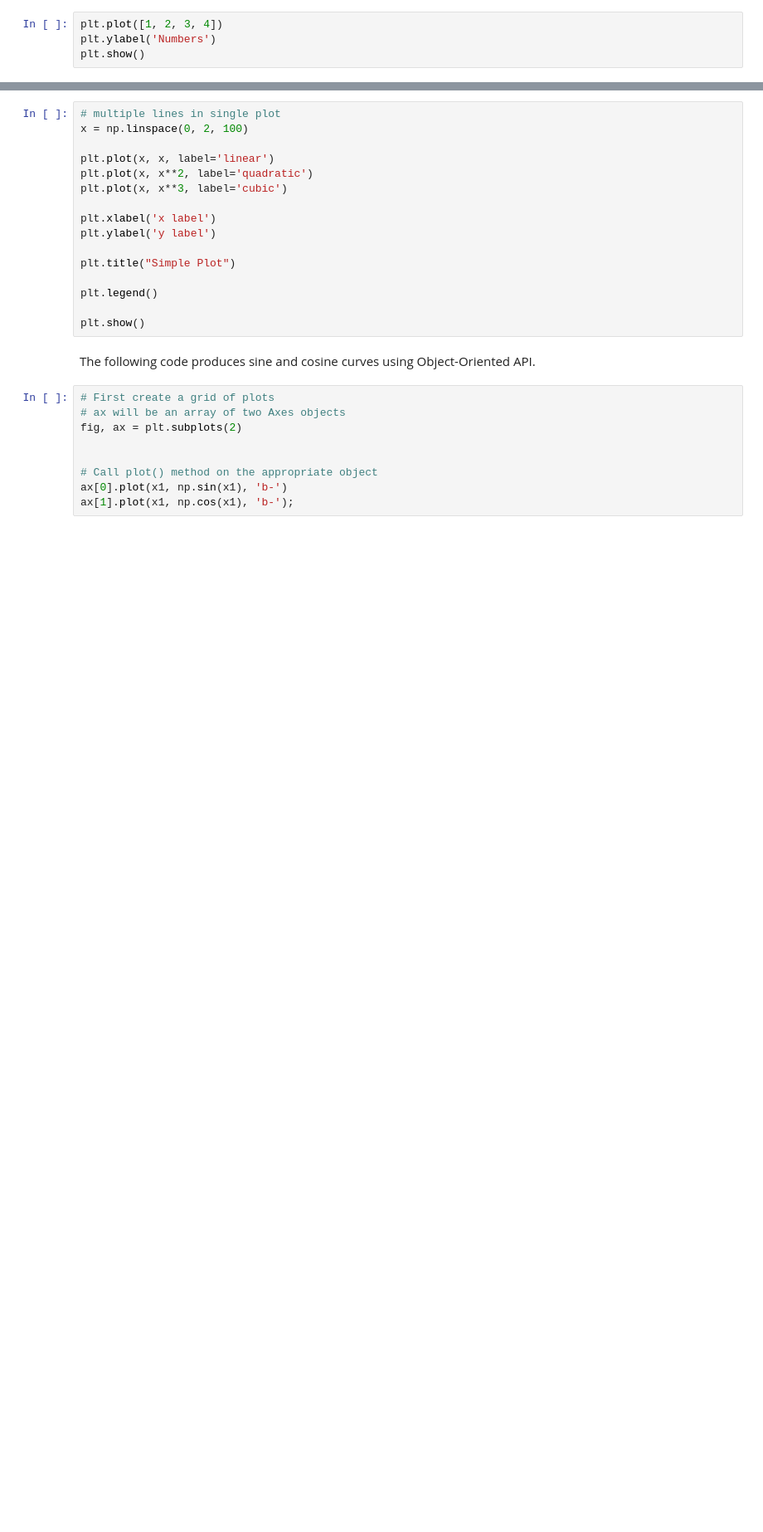
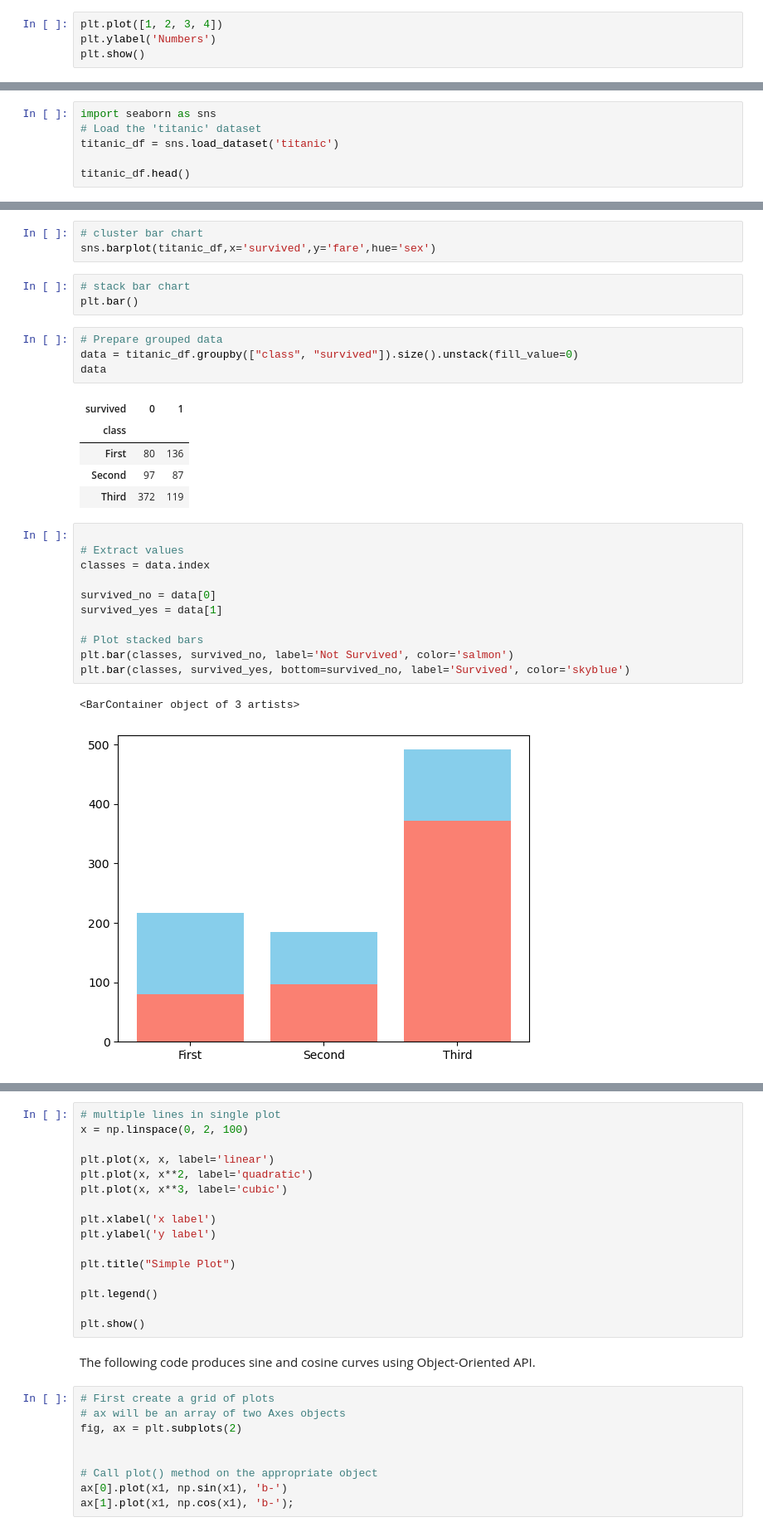
Before and after one commit to shahil04/ds_materials, a Jupyter notebook: 5.0_python_6.libraries/python_libraries/3_matplot_seaborn/matplotlib-tutorial-for-beginners.ipynb, the cells around one changed output, grey strips where cells are left out. Shown: that part at 83% size. Drawn from its saved outputs; the diff is of its cells as text; blank space fills up the shorter version.

```diff
--- a/5.0_python_6.libraries/python_libraries/3_matplot_seaborn/matplotlib-tutorial-for-beginners.ipynb
+++ b/5.0_python_6.libraries/python_libraries/3_matplot_seaborn/matplotlib-tutorial-for-beginners.ipynb
@@ -312,0 +385,6 @@ plt.show()
+# %%
+import seaborn as sns
+# Load the 'titanic' dataset
+titanic_df = sns.load_dataset('titanic')
+
+titanic_df.head()
@@ -312,0 +412,30 @@ plt.show()
+# %%
+# cluster bar chart
+sns.barplot(titanic_df,x='survived',y='fare',hue='sex')
+# %%
+# stack bar chart
+plt.bar()
+# %%
+# Prepare grouped data
+data = titanic_df.groupby(["class", "survived"]).size().unstack(fill_value=0)
+data
+# %% [output]
+| survived | 0 | 1 |
+| class |  |  |
+| First | 80 | 136 |
+| Second | 97 | 87 |
+| Third | 372 | 119 |
+# %%
+
+# Extract values
+classes = data.index
+
+survived_no = data[0]
+survived_yes = data[1]
+
+# Plot stacked bars
+plt.bar(classes, survived_no, label='Not Survived', color='salmon')
+plt.bar(classes, survived_yes, bottom=survived_no, label='Survived', color='skyblue')
+# %% [output]
+<BarContainer object of 3 artists>
+[figure, added]
```
Also changed, not shown: parts of 31 cells of this notebook, 22 other files.
